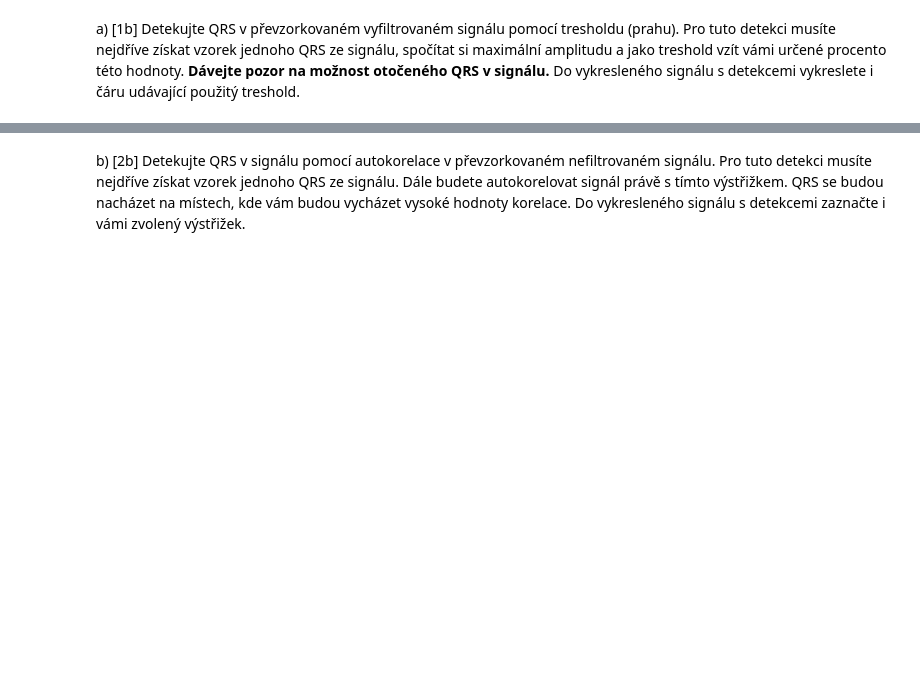
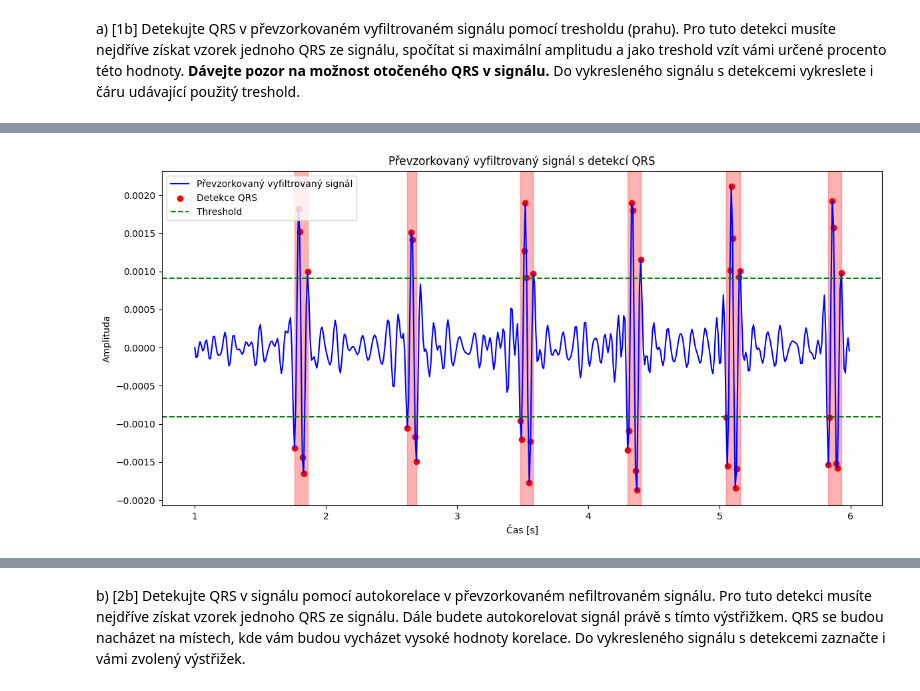
Before and after one commit to MrQvic/ISS-project, a Jupyter notebook: ISS_ECGProject_2023.ipynb, the cells around one changed output, grey strips where cells are left out. Cells and saved outputs as stored; diff of their text form; code cells hidden in the pictures; blank space fills up the shorter version.

```diff
--- a/ISS_ECGProject_2023.ipynb
+++ b/ISS_ECGProject_2023.ipynb
@@ -321,0 +315,81 @@ Příklad zakreslené detekce (před odevzdáním smažte):
+# %%
+def highlight(detected_qrs):
+    index = 0
+    begin = detected_qrs[0]
+    end = detected_qrs[0]
+
+    # Procházení všech hodnot v detected_qrs
+    while index < detected_qrs.size - 1:
+
+        current_qrs = detected_qrs[index]
+        next_qrs = detected_qrs[index + 1]
+
+        # Zkontrolovat vzdálenost od následující hodnoty
+        if next_qrs - current_qrs > fs_res/2:
+            plt.axvspan(time_axis_res[begin], time_axis_res[end], alpha=0.3, color='red')
+            begin = detected_qrs[index + 1]
+            end = detected_qrs[index + 1]
+
+        #pro poslední qrs
+        elif filtered_signal_res.size - current_qrs < fs_res/2:
+            end = detected_qrs[-1]
+            plt.axvspan(time_axis_res[begin], time_axis_res[end], alpha=0.3, color='red')
+            break
+
+        end = detected_qrs[index + 1]
+        index += 1
+    return
+
+# Aplikace filtru na převzorkovaný signál
+b_res, a_res = butter(5, filter, btype="band", fs=fs_res)
+filtered_signal_res = filtfilt(b_res, a_res, ekg_signal_res)
+
+# první QRS
+qrs_start = 70
+qrs_end = 90
+sample_qrs = filtered_signal_res[qrs_start:qrs_end]
+
+# Získání maxima mého qrs
+max_amplitude = np.max(np.abs(sample_qrs))
+
+# Nastavení prahu
+threshold_percentage = 50
+threshold = max_amplitude * (threshold_percentage / 100)
+
+# Detekce QRS
+qrs_positive = np.where(filtered_signal_res > threshold)[0]
+qrs_negative = np.where(filtered_signal_res < -threshold)[0]
+
+detected_qrs = np.sort(np.concatenate((qrs_positive, qrs_negative)))
+print("detected qrs: ", + detected_qrs)
+
+# Vykreslení výsledků
+plt.figure(figsize=(12, 6))
+
+highlight(detected_qrs)
+
+plt.plot(time_axis_res, filtered_signal_res, label='Převzorkovaný vyfiltrovaný signál', color='blue')
+plt.scatter(time_axis_res[detected_qrs], filtered_signal_res[detected_qrs], c='red', label='Detekce QRS')
+plt.axhline(threshold, color='green', linestyle='--', label='Threshold')
+plt.axhline(-threshold, color='green', linestyle='--')
+plt.title('Převzorkovaný vyfiltrovaný signál s detekcí QRS')
+plt.xlabel('Čas [s]')
+plt.ylabel('Amplituda')
+plt.legend()
+plt.tight_layout()
+
+
+plt.figure(figsize=(12, 6))
+
+highlight(detected_qrs)
+
+plt.plot(time_axis_res, ekg_signal_res, label='Převzorkovaný vyfiltrovaný signál', color='blue')
+plt.title('Převzorkovaný původní signál')
+plt.xlabel('Čas [s]')
+plt.ylabel('Amplituda')
+plt.legend()
+plt.tight_layout()
+plt.show()
+
+plt.show()
+# %% [output]
@@ -321,0 +399 @@ Příklad zakreslené detekce (před odevzdáním smažte):
+[figure, added]
```
Also changed, not shown: parts of 7 cells of this notebook.
